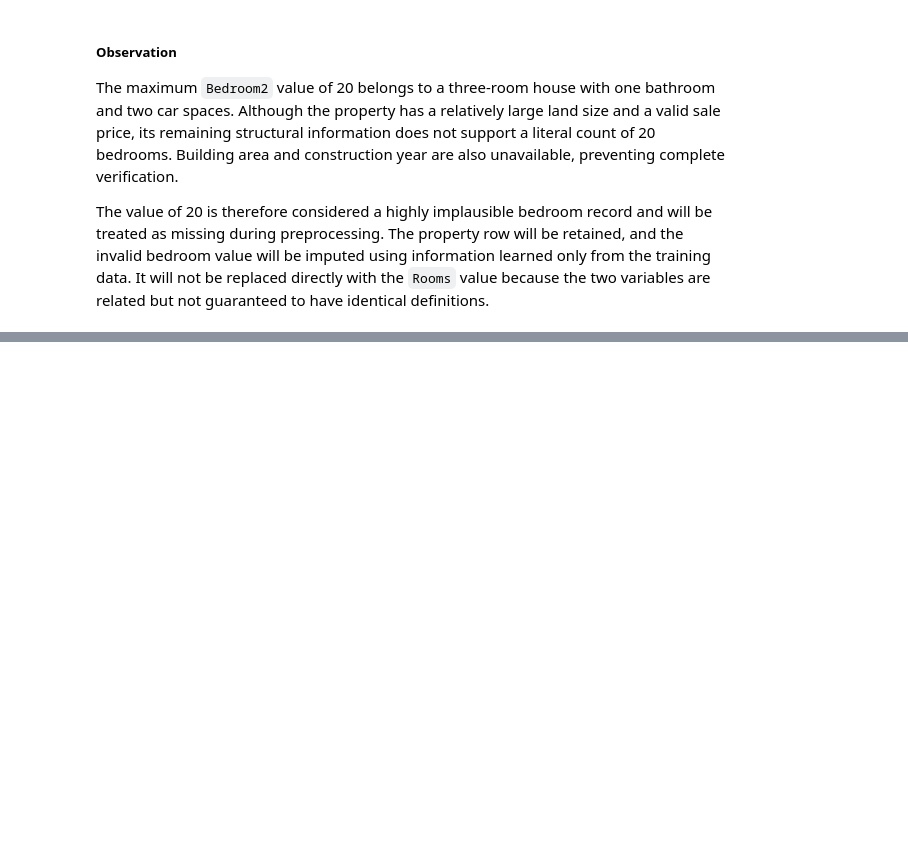
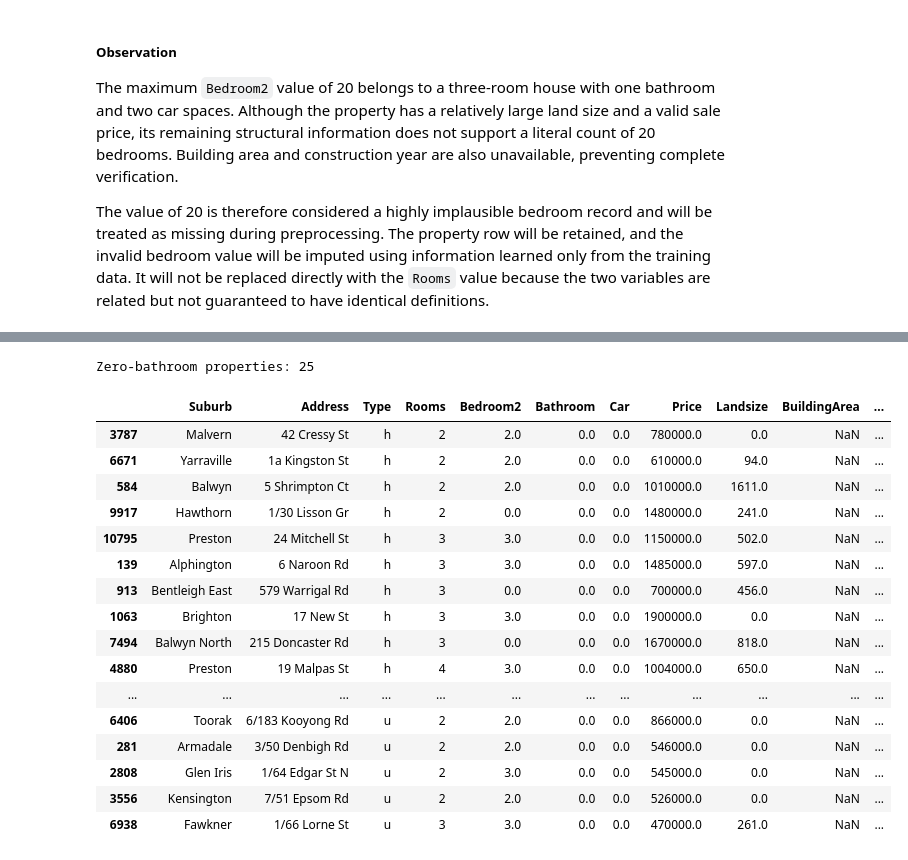
Before and after one commit to WaqasGurmani/house-price-linear-models, a Jupyter notebook: notebooks/02_eda_and_data_quality.ipynb, the cells around one changed output, grey strips where cells are left out. Cells and saved outputs as stored; diff of their text form; code cells hidden in the pictures; blank space fills up the shorter version.

Commit message:
Analyze bathroom and parking data quality

```diff
--- a/notebooks/02_eda_and_data_quality.ipynb
+++ b/notebooks/02_eda_and_data_quality.ipynb
@@ -821,0 +863,36 @@ The value of 20 is therefore considered a highly implausible bedroom record and
+# %%
+zero_bathroom_properties = train_df.loc[
+    train_df["Bathroom"] == 0,
+    [
+        "Suburb", "Address", "Type",
+        "Rooms", "Bedroom2", "Bathroom",
+        "Car", "Price", "Landsize",
+        "BuildingArea", "YearBuilt"
+    ]
+].sort_values(["Type", "Rooms"])
+
+print(
+    "Zero-bathroom properties:",
+    len(zero_bathroom_properties)
+)
+
+zero_bathroom_properties
+# %% [output]
+Zero-bathroom properties: 25
+|  | Suburb | Address | Type | Rooms | Bedroom2 | Bathroom | Car | Price | Landsize | BuildingArea | ... |
+| 3787 | Malvern | 42 Cressy St | h | 2 | 2.0 | 0.0 | 0.0 | 780000.0 | 0.0 | NaN | ... |
+| 6671 | Yarraville | 1a Kingston St | h | 2 | 2.0 | 0.0 | 0.0 | 610000.0 | 94.0 | NaN | ... |
+| 584 | Balwyn | 5 Shrimpton Ct | h | 2 | 2.0 | 0.0 | 0.0 | 1010000.0 | 1611.0 | NaN | ... |
+| 9917 | Hawthorn | 1/30 Lisson Gr | h | 2 | 0.0 | 0.0 | 0.0 | 1480000.0 | 241.0 | NaN | ... |
+| 10795 | Preston | 24 Mitchell St | h | 3 | 3.0 | 0.0 | 0.0 | 1150000.0 | 502.0 | NaN | ... |
+| 139 | Alphington | 6 Naroon Rd | h | 3 | 3.0 | 0.0 | 0.0 | 1485000.0 | 597.0 | NaN | ... |
+| 913 | Bentleigh East | 579 Warrigal Rd | h | 3 | 0.0 | 0.0 | 0.0 | 700000.0 | 456.0 | NaN | ... |
+| 1063 | Brighton | 17 New St | h | 3 | 3.0 | 0.0 | 0.0 | 1900000.0 | 0.0 | NaN | ... |
+| 7494 | Balwyn North | 215 Doncaster Rd | h | 3 | 0.0 | 0.0 | 0.0 | 1670000.0 | 818.0 | NaN | ... |
+| 4880 | Preston | 19 Malpas St | h | 4 | 3.0 | 0.0 | 0.0 | 1004000.0 | 650.0 | NaN | ... |
+| ... | ... | ... | ... | ... | ... | ... | ... | ... | ... | ... | ... |
+| 6406 | Toorak | 6/183 Kooyong Rd | u | 2 | 2.0 | 0.0 | 0.0 | 866000.0 | 0.0 | NaN | ... |
+| 281 | Armadale | 3/50 Denbigh Rd | u | 2 | 2.0 | 0.0 | 0.0 | 546000.0 | 0.0 | NaN | ... |
+| 2808 | Glen Iris | 1/64 Edgar St N | u | 2 | 3.0 | 0.0 | 0.0 | 545000.0 | 0.0 | NaN | ... |
+| 3556 | Kensington | 7/51 Epsom Rd | u | 2 | 2.0 | 0.0 | 0.0 | 526000.0 | 0.0 | NaN | ... |
+| 6938 | Fawkner | 1/66 Lorne St | u | 3 | 3.0 | 0.0 | 0.0 | 470000.0 | 261.0 | NaN | ... |
```
Also changed, not shown: parts of 17 cells of this notebook.
